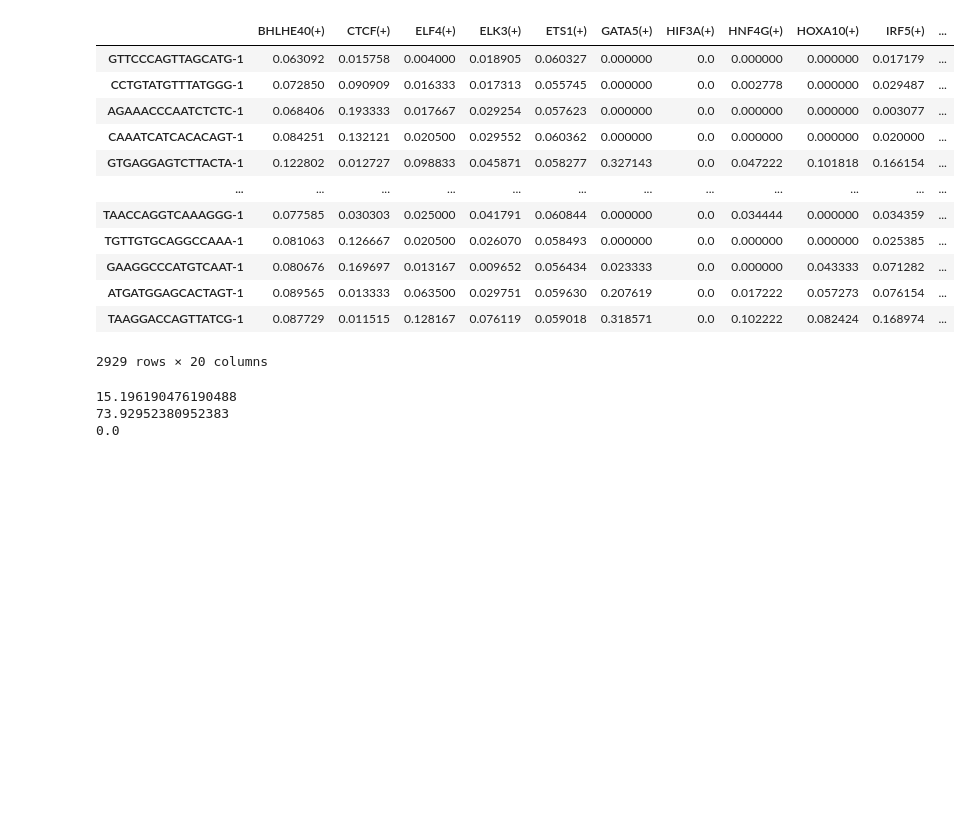
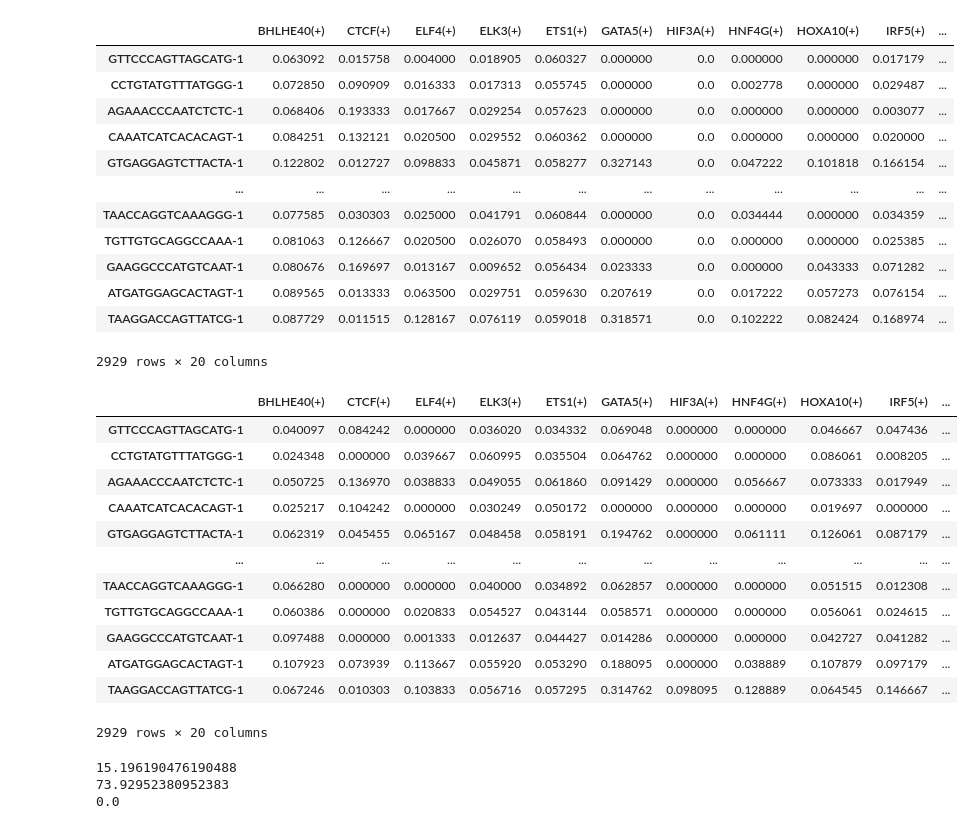
Before and after one commit to preet2706/Benchmarking, a Jupyter notebook: pyscenic.ipynb, the cells around one changed output. Drawn from its saved outputs; the diff is of its cells as text; code cells hidden in the pictures; blank space fills up the shorter version.

```diff
--- a/pyscenic.ipynb
+++ b/pyscenic.ipynb
@@ -166,6 +167,22 @@ auc_mtx_pred
 2929 rows × 20 columns
 # %%
 auc_mtx_true = auc_mtx.loc[list(auc_mtx_pred.index),:]
+# %%
+auc_mtx_true
+# %% [output]
+|  | BHLHE40(+) | CTCF(+) | ELF4(+) | ELK3(+) | ETS1(+) | GATA5(+) | HIF3A(+) | HNF4G(+) | HOXA10(+) | IRF5(+) | ... |
+| GTTCCCAGTTAGCATG-1 | 0.040097 | 0.084242 | 0.000000 | 0.036020 | 0.034332 | 0.069048 | 0.000000 | 0.000000 | 0.046667 | 0.047436 | ... |
+| CCTGTATGTTTATGGG-1 | 0.024348 | 0.000000 | 0.039667 | 0.060995 | 0.035504 | 0.064762 | 0.000000 | 0.000000 | 0.086061 | 0.008205 | ... |
+| AGAAACCCAATCTCTC-1 | 0.050725 | 0.136970 | 0.038833 | 0.049055 | 0.061860 | 0.091429 | 0.000000 | 0.056667 | 0.073333 | 0.017949 | ... |
+| CAAATCATCACACAGT-1 | 0.025217 | 0.104242 | 0.000000 | 0.030249 | 0.050172 | 0.000000 | 0.000000 | 0.000000 | 0.019697 | 0.000000 | ... |
+| GTGAGGAGTCTTACTA-1 | 0.062319 | 0.045455 | 0.065167 | 0.048458 | 0.058191 | 0.194762 | 0.000000 | 0.061111 | 0.126061 | 0.087179 | ... |
+| ... | ... | ... | ... | ... | ... | ... | ... | ... | ... | ... | ... |
+| TAACCAGGTCAAAGGG-1 | 0.066280 | 0.000000 | 0.000000 | 0.040000 | 0.034892 | 0.062857 | 0.000000 | 0.000000 | 0.051515 | 0.012308 | ... |
+| TGTTGTGCAGGCCAAA-1 | 0.060386 | 0.000000 | 0.020833 | 0.054527 | 0.043144 | 0.058571 | 0.000000 | 0.000000 | 0.056061 | 0.024615 | ... |
+| GAAGGCCCATGTCAAT-1 | 0.097488 | 0.000000 | 0.001333 | 0.012637 | 0.044427 | 0.014286 | 0.000000 | 0.000000 | 0.042727 | 0.041282 | ... |
+| ATGATGGAGCACTAGT-1 | 0.107923 | 0.073939 | 0.113667 | 0.055920 | 0.053290 | 0.188095 | 0.000000 | 0.038889 | 0.107879 | 0.097179 | ... |
+| TAAGGACCAGTTATCG-1 | 0.067246 | 0.010303 | 0.103833 | 0.056716 | 0.057295 | 0.314762 | 0.098095 | 0.128889 | 0.064545 | 0.146667 | ... |
+2929 rows × 20 columns
 # %%
 print(sum(auc_mtx_true['HIF3A(+)']))
 print(sum(auc_mtx['HIF3A(+)']))
```
Also changed, not shown: parts of 19 cells of this notebook, 1 other file.
